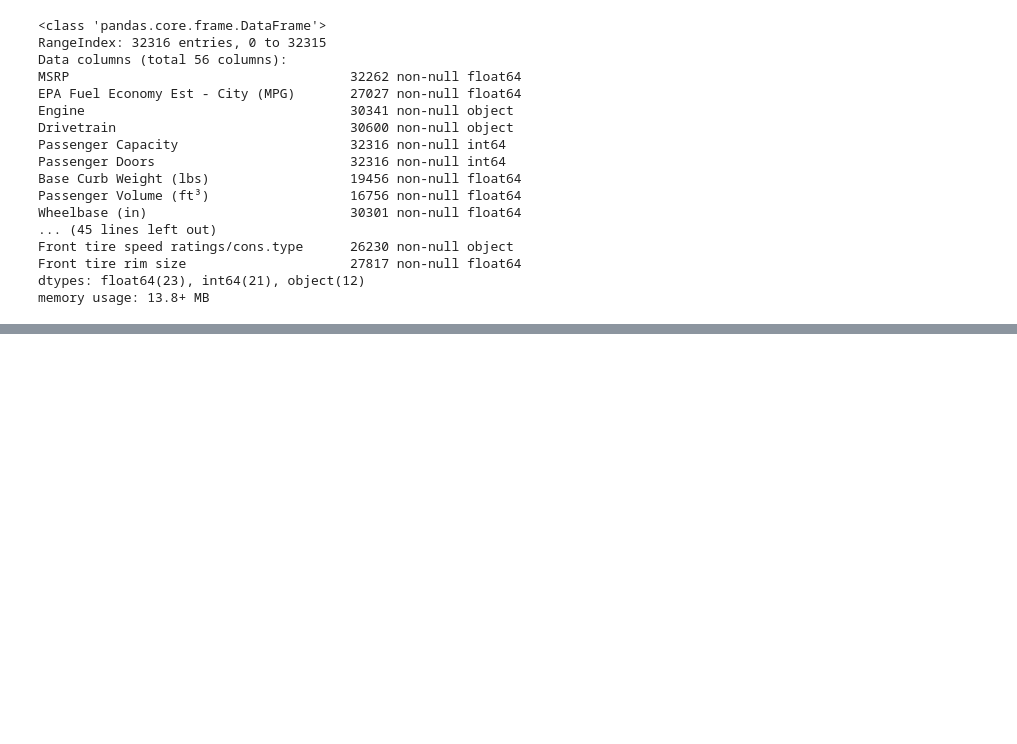
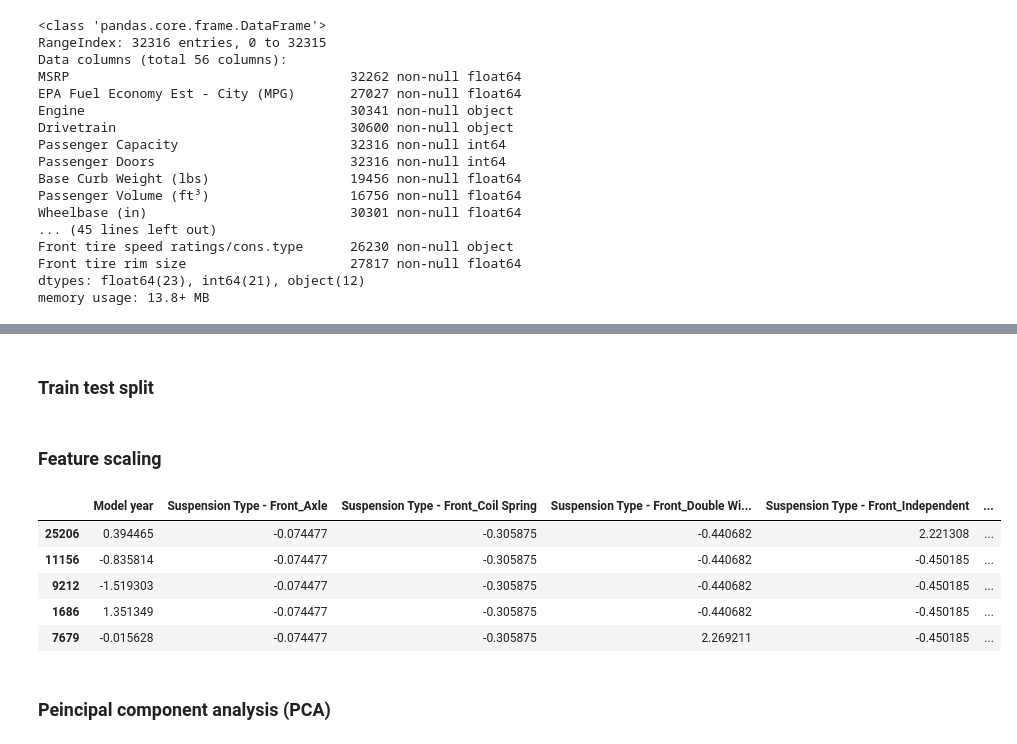
Before and after one commit to taagitacc/car-price-factors, a Jupyter notebook: price_analysis.ipynb, the cells around one changed output, grey strips where cells are left out. Saved outputs shown, nothing was run; the diff lists cells and outputs as text; code cells hidden in the pictures; blank space fills up the shorter version.

```diff
--- a/price_analysis.ipynb
+++ b/price_analysis.ipynb
@@ -573,0 +300,3 @@ array([33004.32759262])
+# %%
+df = one_hot_encoder(df, list_categorical)
+df = one_hot_encoder(df, list_labeled)
@@ -573,0 +328,25 @@ array([33004.32759262])
+# %%
+X = df.drop('MSRP', axis=1)
+y = df['MSRP']
+# %% [markdown]
+### Train test split
+# %%
+X_train, X_test, y_train, y_test = train_test_split(X, y, test_size = 0.30, random_state=42)
+# %% [markdown]
+### Feature scaling
+# %%
+scaler = StandardScaler()
+scaler.fit(X_train)
+X_train = pd.DataFrame(scaler.transform(X_train), index=X_train.index, columns=X_train.columns)
+X_test = pd.DataFrame(scaler.transform(X_test), index=X_test.index, columns=X_test.columns)
+# %%
+X_train.head()
+# %% [output]
+|  | Model year | Suspension Type - Front_Axle | Suspension Type - Front_Coil Spring | Suspension Type - Front_Double Wi... | Suspension Type - Front_Independent | ... |
+| 25206 | 0.394465 | -0.074477 | -0.305875 | -0.440682 | 2.221308 | ... |
+| 11156 | -0.835814 | -0.074477 | -0.305875 | -0.440682 | -0.450185 | ... |
+| 9212 | -1.519303 | -0.074477 | -0.305875 | -0.440682 | -0.450185 | ... |
+| 1686 | 1.351349 | -0.074477 | -0.305875 | -0.440682 | -0.450185 | ... |
+| 7679 | -0.015628 | -0.074477 | -0.305875 | 2.269211 | -0.450185 | ... |
+# %% [markdown]
+### Peincipal component analysis (PCA)
```
Also changed, not shown: parts of 109 cells of this notebook, 1 other file.
